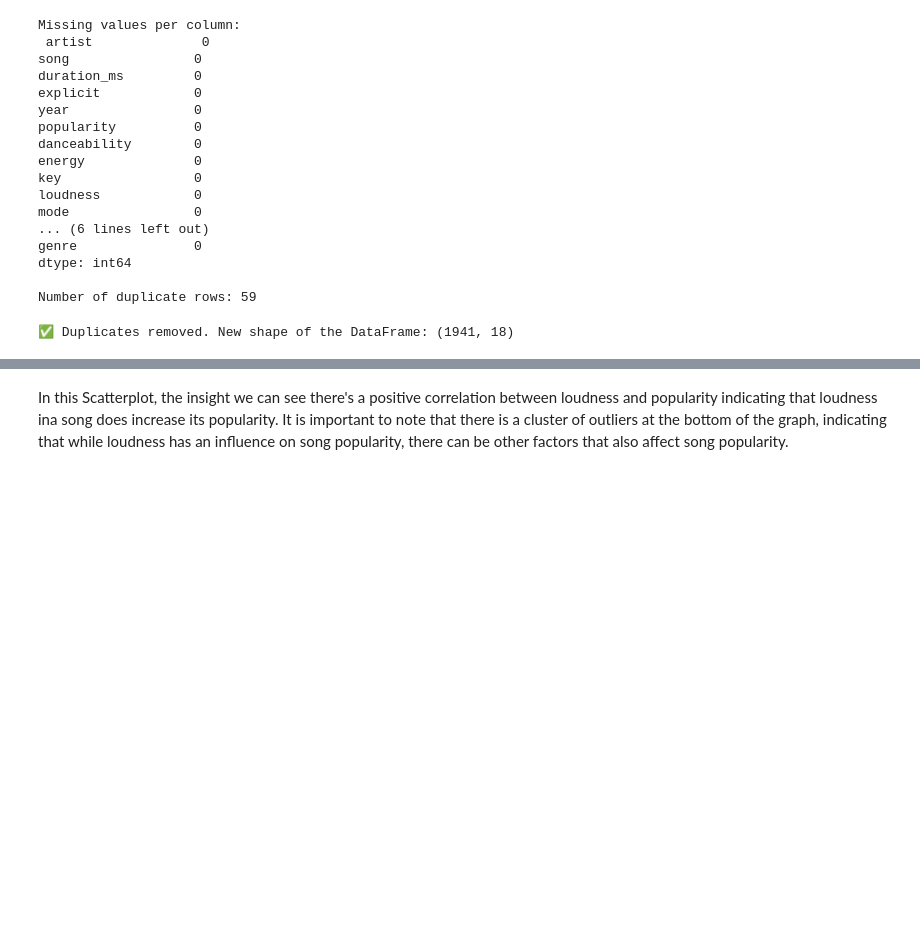
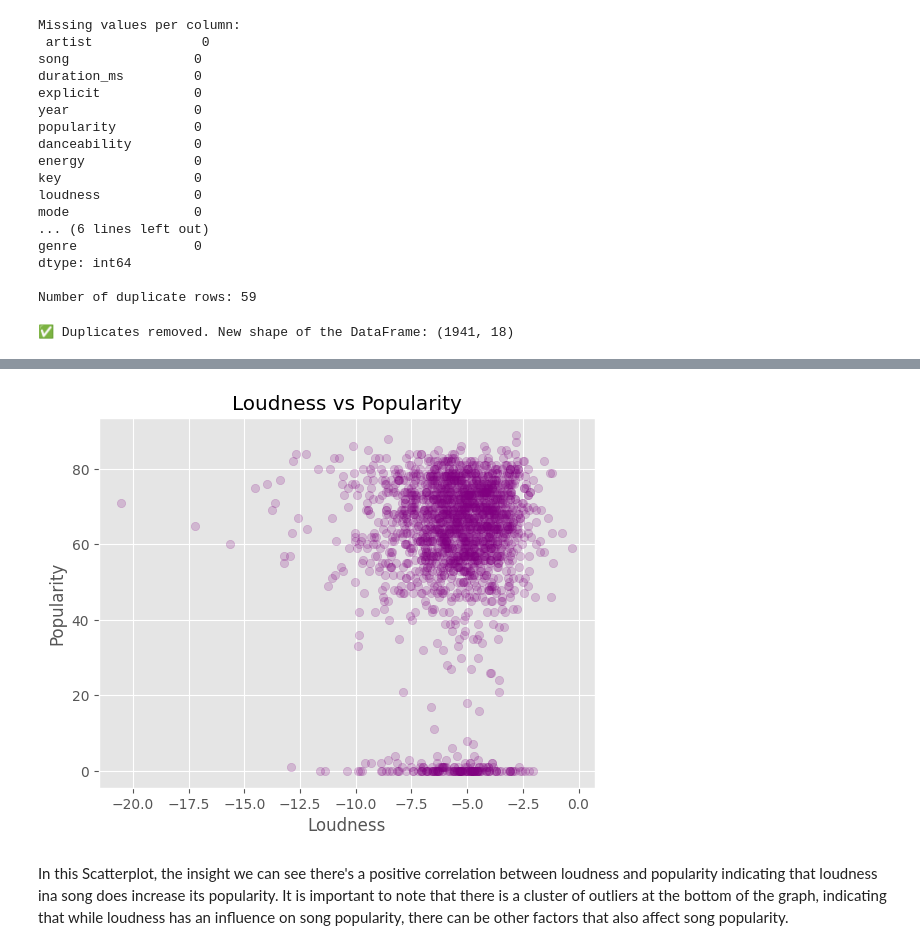
Before and after one commit to gunwes16/Data-110, a Jupyter notebook: Final_Project_Updated.ipynb, the cells around one changed output, grey strips where cells are left out. Cells and saved outputs as stored; diff of their text form; code cells hidden in the pictures; blank space fills up the shorter version.

```diff
--- a/Final_Project_Updated.ipynb
+++ b/Final_Project_Updated.ipynb
@@ -136,10 +151,12 @@ I am choosing to analyze the relationship between loudness and popularity and vi
 # %%
 plt.scatter(df['loudness'], df['popularity'], color= 'purple', alpha=0.2)
 plt.xlabel('Loudness')
 plt.ylabel('Popularity')
-plt.title('Scatterplot of Loudness vs Popularity')
+plt.title('Loudness vs Popularity')
 plt.savefig('plot2.png')
 plt.show()
+# %% [output]
+[figure, added]
 # %% [markdown]
 In this Scatterplot, the insight we can see there's a positive correlation between loudness and popularity indicating that loudness ina song does increase its popularity. It is important to note that there is a cluster of outliers at the bottom of the graph, indicating that while loudness has an influence on song popularity, there can be other factors that also affect song popularity.
 # %% [markdown]
```
Also changed, not shown: parts of 27 cells of this notebook.
